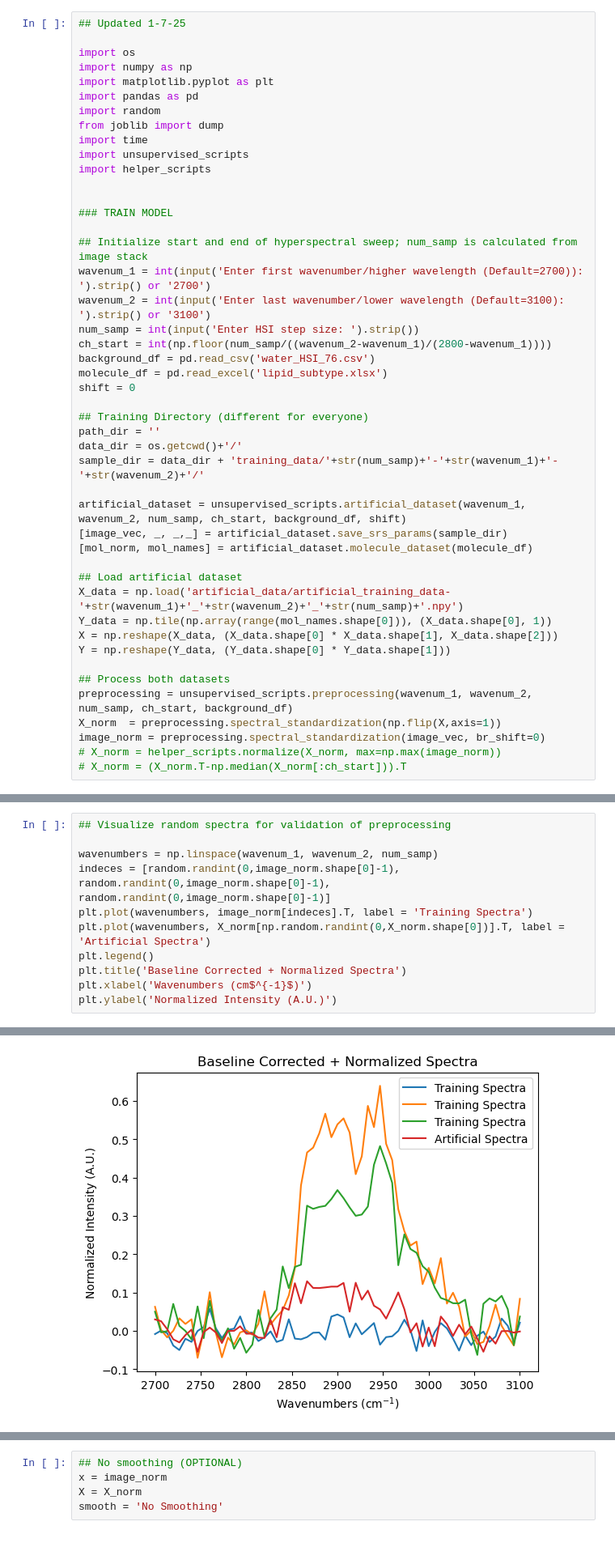
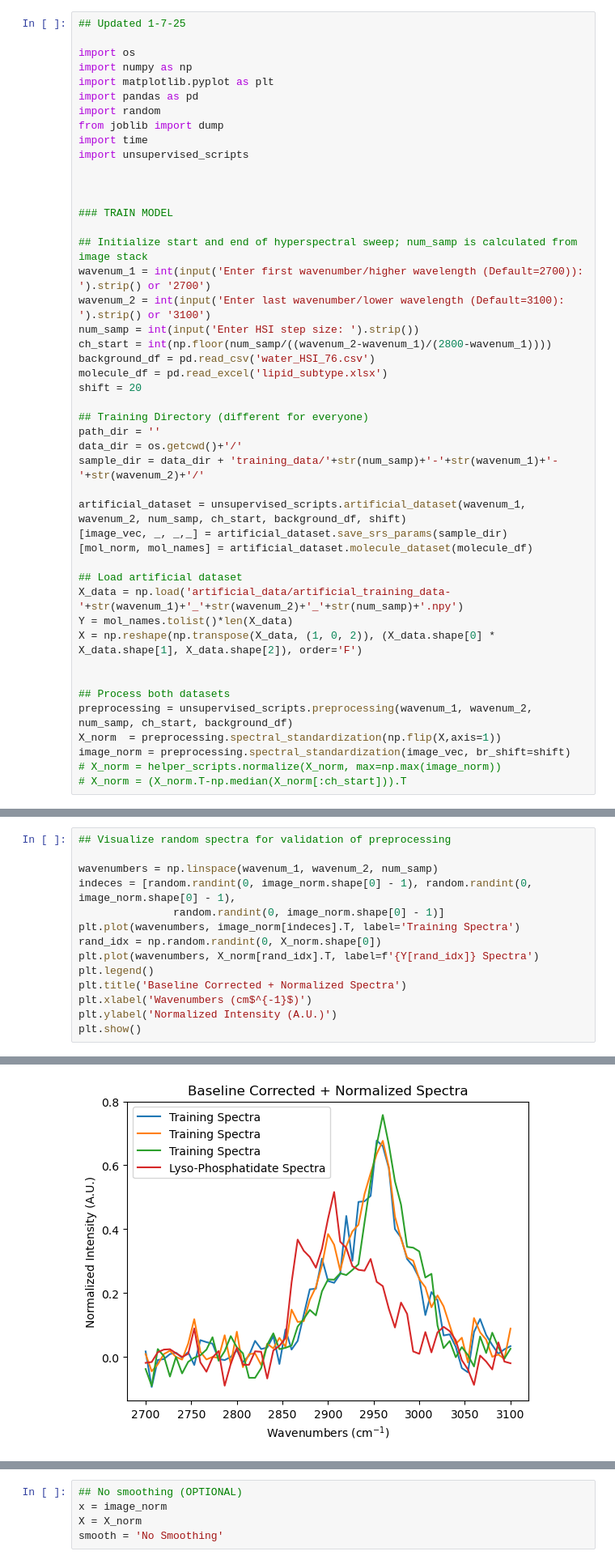
Before and after one commit to jvillazon/hsi_machine_learning, a Jupyter notebook: ML/RF_training.ipynb, the cells around one changed output, grey strips where cells are left out. Shown at 81% size. Cells and saved outputs as stored; diff of their text form.

```diff
--- a/ML/RF_training.ipynb
+++ b/ML/RF_training.ipynb
@@ -9,7 +9,7 @@ import random
 from joblib import dump
 import time
 import unsupervised_scripts
-import helper_scripts
+
 
 
 ### TRAIN MODEL
@@ -21,7 +21,7 @@ num_samp = int(input('Enter HSI step size: ').strip())
 ch_start = int(np.floor(num_samp/((wavenum_2-wavenum_1)/(2800-wavenum_1))))
 background_df = pd.read_csv('water_HSI_76.csv')
 molecule_df = pd.read_excel('lipid_subtype.xlsx')
-shift = 0
+shift = 20
 
 ## Training Directory (different for everyone)
 path_dir = ''
@@ -34,14 +34,14 @@ artificial_dataset = unsupervised_scripts.artificial_dataset(wavenum_1, wavenum_
 
 ## Load artificial dataset
 X_data = np.load('artificial_data/artificial_training_data-'+str(wavenum_1)+'_'+str(wavenum_2)+'_'+str(num_samp)+'.npy')
-Y_data = np.tile(np.array(range(mol_names.shape[0])), (X_data.shape[0], 1))
-X = np.reshape(X_data, (X_data.shape[0] * X_data.shape[1], X_data.shape[2]))
-Y = np.reshape(Y_data, (Y_data.shape[0] * Y_data.shape[1]))
+Y = mol_names.tolist()*len(X_data)
+X = np.reshape(np.transpose(X_data, (1, 0, 2)), (X_data.shape[0] * X_data.shape[1], X_data.shape[2]), order='F')
+
 
 ## Process both datasets
 preprocessing = unsupervised_scripts.preprocessing(wavenum_1, wavenum_2, num_samp, ch_start, background_df)
 X_norm  = preprocessing.spectral_standardization(np.flip(X,axis=1))
-image_norm = preprocessing.spectral_standardization(image_vec, br_shift=0)
+image_norm = preprocessing.spectral_standardization(image_vec, br_shift=shift)
 # X_norm = helper_scripts.normalize(X_norm, max=np.max(image_norm))
 # X_norm = (X_norm.T-np.median(X_norm[:ch_start])).T
 # %%
@@ -55,11 +55,14 @@ plt.legend()
 ## Visualize random spectra for validation of preprocessing
 
 wavenumbers = np.linspace(wavenum_1, wavenum_2, num_samp)
-indeces = [random.randint(0,image_norm.shape[0]-1), random.randint(0,image_norm.shape[0]-1), random.randint(0,image_norm.shape[0]-1)]
-plt.plot(wavenumbers, image_norm[indeces].T, label = 'Training Spectra')
-plt.plot(wavenumbers, X_norm[np.random.randint(0,X_norm.shape[0])].T, label = 'Artificial Spectra')
+indeces = [random.randint(0, image_norm.shape[0] - 1), random.randint(0, image_norm.shape[0] - 1),
+               random.randint(0, image_norm.shape[0] - 1)]
+plt.plot(wavenumbers, image_norm[indeces].T, label='Training Spectra')
+rand_idx = np.random.randint(0, X_norm.shape[0])
+plt.plot(wavenumbers, X_norm[rand_idx].T, label=f'{Y[rand_idx]} Spectra')
 plt.legend()
 plt.title('Baseline Corrected + Normalized Spectra')
 plt.xlabel('Wavenumbers (cm$^{-1}$)')
 plt.ylabel('Normalized Intensity (A.U.)')
+plt.show()
 # %% [output]
@@ -67 +69 @@ Text(0, 0.5, 'Normalized Intensity (A.U.)')
-[figure, old version]
+[figure, new version]
```
Also changed, not shown: parts of 5 cells of this notebook, 4 other files.
